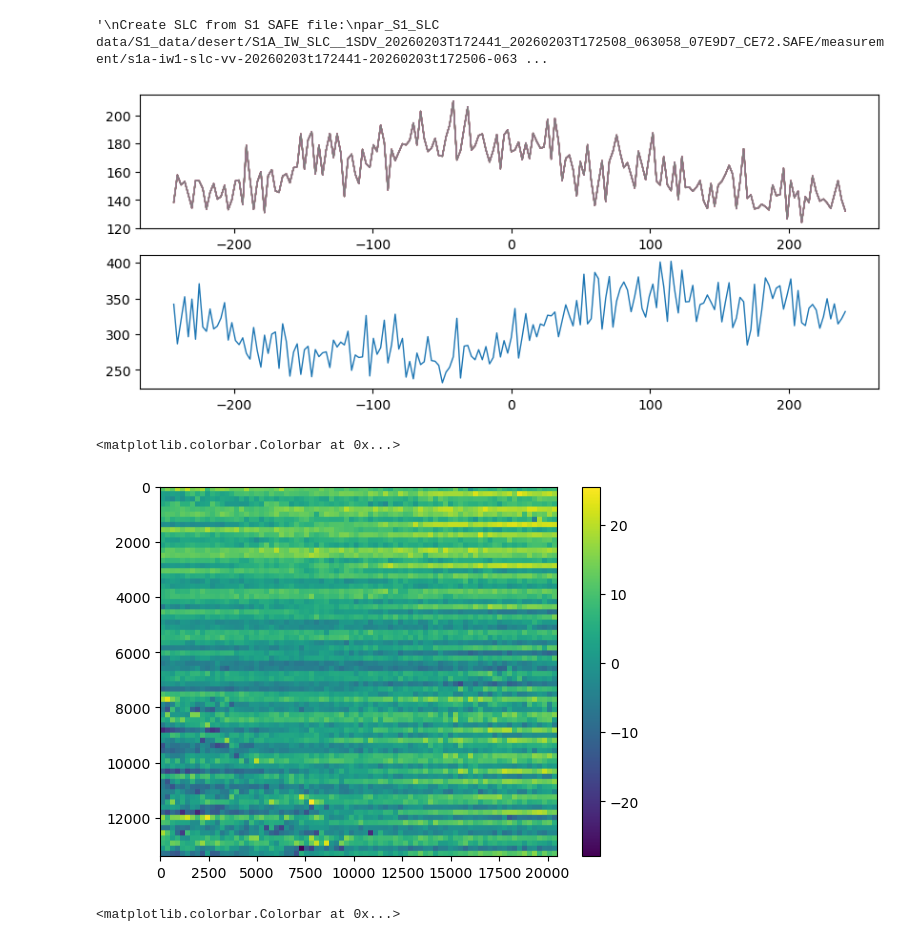
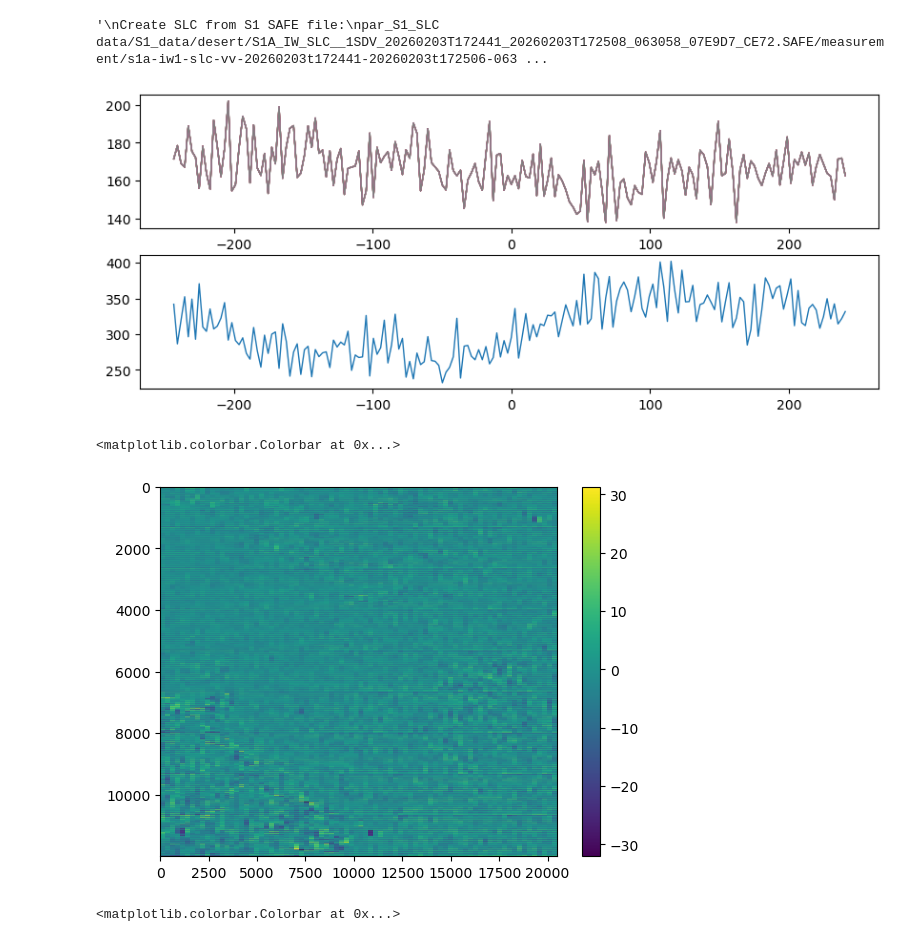
Before and after one commit to oscipal/ocean_current_retrieval, a Jupyter notebook: notebooks/s1_desert.ipynb, the cells around one changed output. Cells and saved outputs as stored; diff of their text form; code cells hidden in the pictures.

```diff
--- a/notebooks/s1_desert.ipynb
+++ b/notebooks/s1_desert.ipynb
@@ -196,7 +21,7 @@ def estimate_geom_doppler(ANNOT_XML, doppler_img=None):
 # Windowing for CDE DC estimation
 WIN_AZ = 186
 WIN_RG = 256
-STRIDE_AZ = 186
+STRIDE_AZ = 31
 STRIDE_RG = 256
 # %%
 SLC_PATHS = []
@@ -215,10 +40,10 @@ geoms=[]
 dcas = []
 
 for SLC_PATH, SLC_PAR_PATH in zip(SLC_PATHS, SLC_PAR_PATHS):
-    dc_img_fft = fft_doppler(SLC_PATH, SLC_PAR_PATH, WIN_AZ, WIN_RG, STRIDE_AZ, STRIDE_RG)[0]
+    dc_img_fft = doppler.fft_doppler(SLC_PATH, SLC_PAR_PATH, WIN_AZ, WIN_RG, STRIDE_AZ, STRIDE_RG)[0]
     dc_img_ffts.append(dc_img_fft)
-    freqs.append(fft_doppler(SLC_PATH, SLC_PAR_PATH, WIN_AZ, WIN_RG, STRIDE_AZ, STRIDE_RG)[1])
-    spectrums.append(fft_doppler(SLC_PATH, SLC_PAR_PATH, WIN_AZ, WIN_RG, STRIDE_AZ, STRIDE_RG)[2])
+    freqs.append(doppler.fft_doppler(SLC_PATH, SLC_PAR_PATH, WIN_AZ, WIN_RG, STRIDE_AZ, STRIDE_RG)[1])
+    spectrums.append(doppler.fft_doppler(SLC_PATH, SLC_PAR_PATH, WIN_AZ, WIN_RG, STRIDE_AZ, STRIDE_RG)[2])
     geom = geometry.estimate_geom_doppler_s1_burst(SLC_PAR_PATH, WIN_AZ, WIN_RG, STRIDE_AZ, STRIDE_RG)
     geoms.append(geom)
     dcas.append(dc_img_fft-geom)
@@ -230,15 +55,16 @@ for i in range(2,10):
 for i in range(1):
     ax[1].plot(freqs[0], spectrums[0][i,1], lw=1)
 # %% [output]
-[figure, old version]
+[figure, new version]
 # %%
 dca = np.concatenate(dcas)
+fft = np.concatenate(dc_img_ffts)
 # %%
-plt.imshow(dca, aspect='auto',)
+plt.imshow(fft, aspect='auto')
 plt.colorbar()
 # %% [output]
 <matplotlib.colorbar.Colorbar at 0x...>
-[figure, old version]
+[figure, new version]
 # %%
 plt.imshow(dc_img_ffts[0], aspect='auto')
 plt.colorbar()
```
Also changed, not shown: parts of 6 cells of this notebook.
